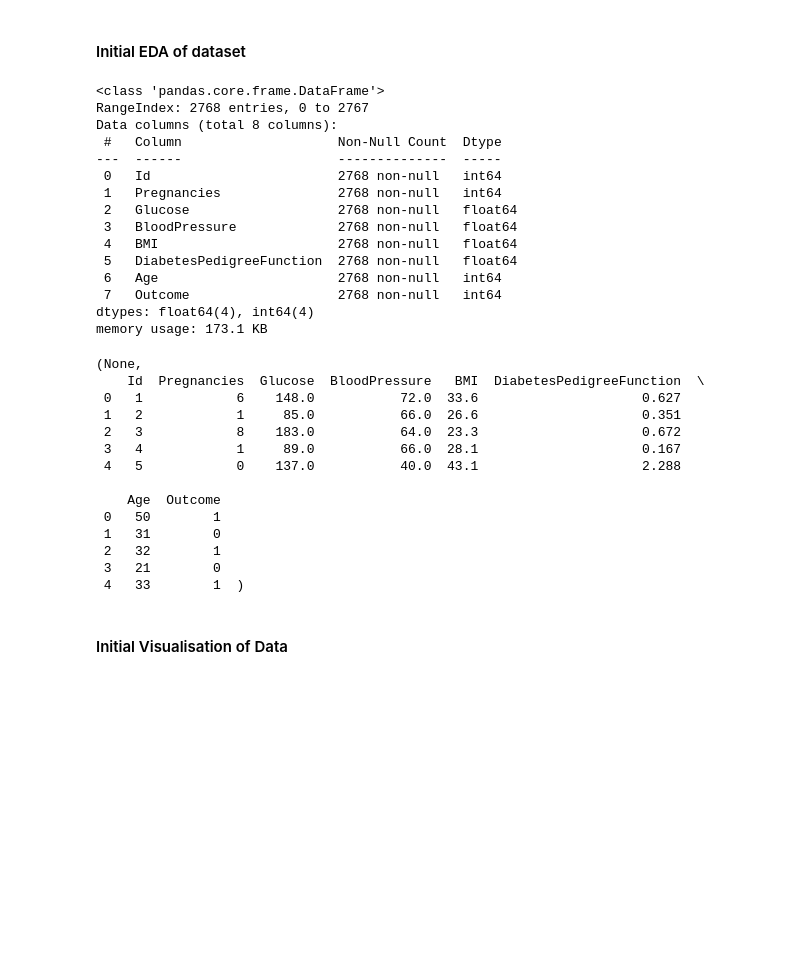
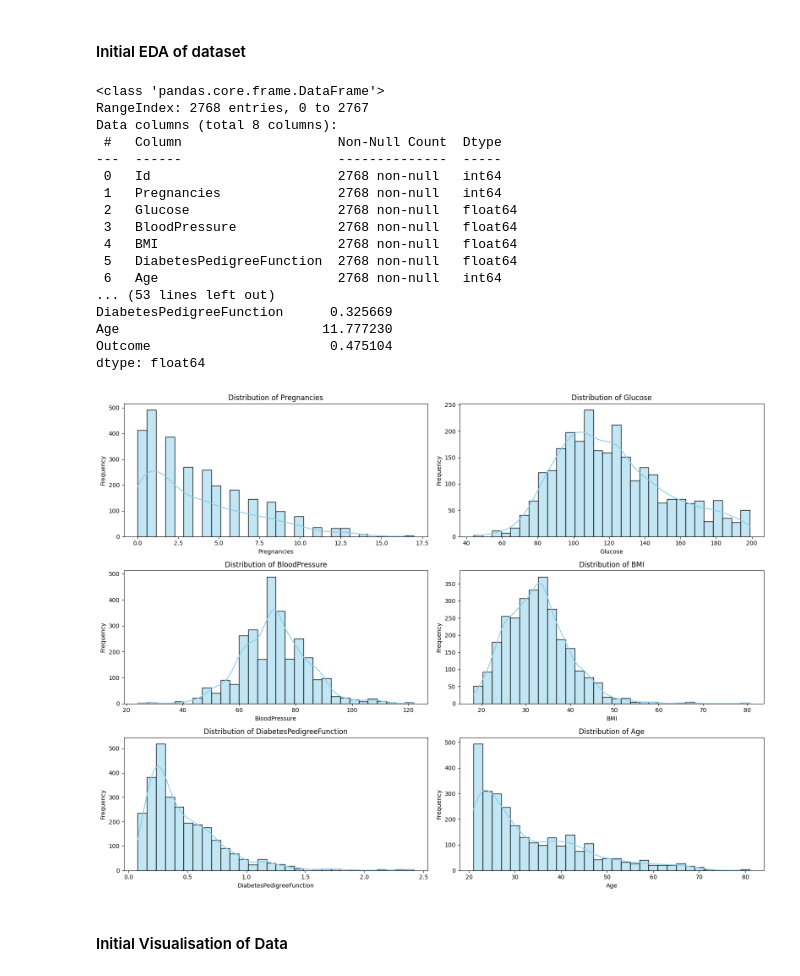
Before and after one commit to MattMW04/Data-Science-Assessment, a Jupyter notebook: Asessment-Data-Usage.ipynb, the cells around one changed output. Drawn from its saved outputs; the diff is of its cells as text; code cells hidden in the pictures; blank space fills up the shorter version.

```diff
--- a/Asessment-Data-Usage.ipynb
+++ b/Asessment-Data-Usage.ipynb
@@ -11,7 +11,32 @@ import seaborn as sns
 # import dataset
 dataset = pd.read_csv('Datasets/Diabetes-Dataset-Cleaned-2.csv')
 
-dataset.info(), dataset.head()
+# display information about the dataset
+dataset.info()
+
+# Display the first 5 rows of the dataset
+dataset.head()
+
+# Display the last 5 rows of the dataset
+dataset.tail()
+
+# Statistical Summary
+
+# Display a summary of the dataset
+print("\n Summary of the dataset:")
+print(dataset.describe())
+
+# Calculate and display the mean of each column
+print("\nMean of each column:")
+print(dataset.mean())
+
+# Calculate and display the median of each column
+print("\nMedian of each column:")
+print(dataset.median())
+
+# Calculate and display the standard deviation of each column
+print("\nStandard Deviation of each column:")
+print(dataset.std())
 # %% [output]
 <class 'pandas.core.frame.DataFrame'>
 RangeIndex: 2768 entries, 0 to 2767
@@ -25,23 +50,26 @@ Data columns (total 8 columns):
  4   BMI                       2768 non-null   float64
  5   DiabetesPedigreeFunction  2768 non-null   float64
  6   Age                       2768 non-null   int64
- 7   Outcome                   2768 non-null   int64
-dtypes: float64(4), int64(4)
-memory usage: 173.1 KB
+... (53 lines left out)
+DiabetesPedigreeFunction      0.325669
+Age                          11.777230
+Outcome                       0.475104
+dtype: float64
-(None,
-    Id  Pregnancies  Glucose  BloodPressure   BMI  DiabetesPedigreeFunction  \
- 0   1            6    148.0           72.0  33.6                     0.627
- 1   2            1     85.0           66.0  26.6                     0.351
- 2   3            8    183.0           64.0  23.3                     0.672
- 3   4            1     89.0           66.0  28.1                     0.167
- 4   5            0    137.0           40.0  43.1                     2.288
-
-    Age  Outcome
- 0   50        1
- 1   31        0
- 2   32        1
- 3   21        0
- 4   33        1  )
+# %%
+numerical_features = ["Pregnancies", "Glucose", "BloodPressure", "BMI", "DiabetesPedigreeFunction", "Age"]
+fig, axes = plt.subplots(nrows=3, ncols=2, figsize=(16, 12))
+axes = axes.flatten()
+
+for i, feature in enumerate(numerical_features):
+    sns.histplot(dataset[feature], bins=30, kde=True, ax=axes[i], color="skyblue")
+    axes[i].set_title(f"Distribution of {feature}")
+    axes[i].set_xlabel(feature)
+    axes[i].set_ylabel("Frequency")
+
+plt.tight_layout()
+plt.show()
+# %% [output]
+[figure, added]
 # %% [markdown]
 #### Initial Visualisation of Data
 # %%
```
Also changed, not shown: parts of 9 cells of this notebook, 4 other files.
